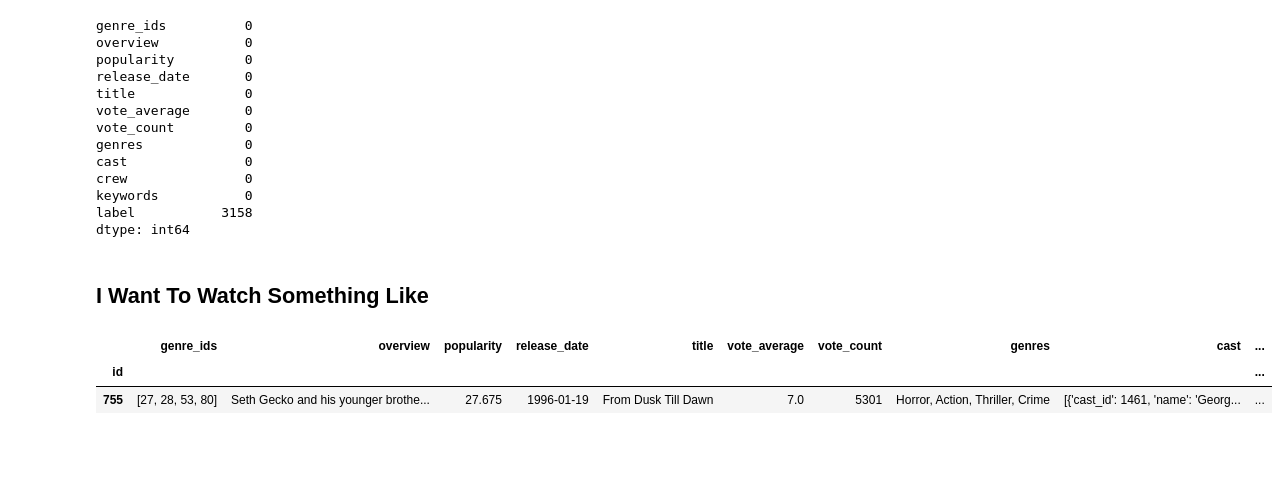
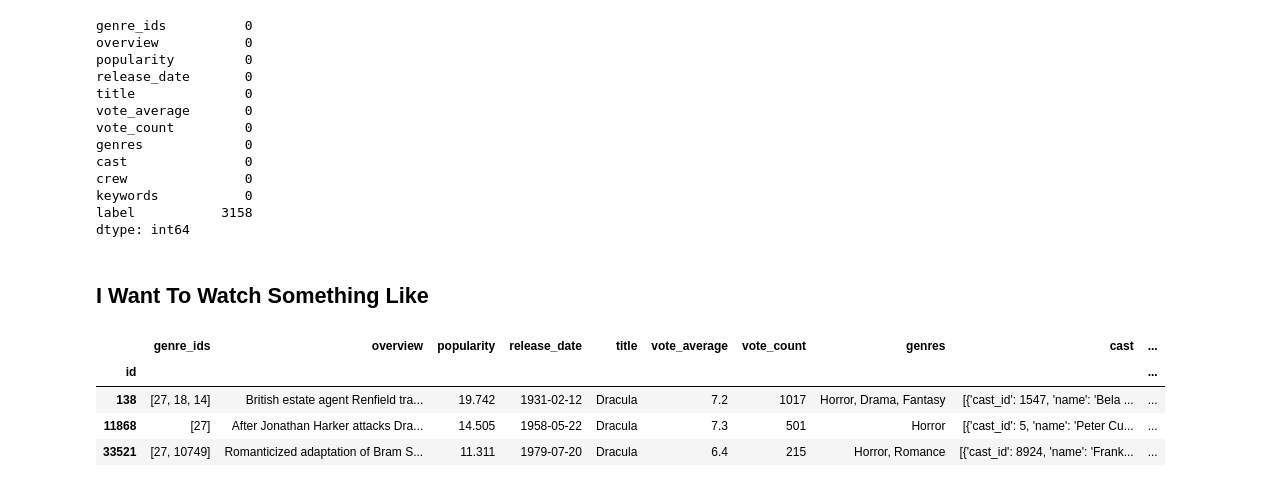
Before and after one commit to fadeeva/normal_projects, a Jupyter notebook: Popular_10000_movies_listed_on_TMDb/prsnt.ipynb, the cells around one changed output. Cells and saved outputs as stored; diff of their text form; code cells hidden in the pictures; blank space fills up the shorter version.

```diff
--- a/Popular_10000_movies_listed_on_TMDb/prsnt.ipynb
+++ b/Popular_10000_movies_listed_on_TMDb/prsnt.ipynb
@@ -420,7 +418,7 @@ GENRES = un_genres_list
 # %%
 genres_counter = {}
 l = []
-for g in un_genres_list:
+for g in GENRES:
     for gs in genres_list:
         if g in gs:
             l.extend(gs)
@@ -448,11 +446,11 @@ genres_counter['Animation']
  'War': 5,
  'History': 3}
 # %%
-genres_df = pd.DataFrame(columns=un_genres_list, index=un_genres_list)
+genres_df = pd.DataFrame(columns=GENRES, index=GENRES)
 
 for genre in un_genres_list:
     g = {}
-    for u_genre in un_genres_list:
+    for u_genre in GENRES:
         if u_genre in genres_counter[genre].keys():
             g[u_genre] =  genres_counter[genre][u_genre]
         else:
@@ -504,6 +502,6 @@ Text(0.5, 1.0, 'Correlation')
 # %% [markdown]
 ### One-Hot Genres
 # %%
-OH_GENRES = pd.DataFrame(index=movies_df.index, columns=un_genres_list)
+OH_GENRES = pd.DataFrame(index=movies_df.index, columns=GENRES)
 OH_GENRES.head()
 # %% [output]
@@ -518,10 +516,10 @@ OH_GENRES.head()
 genres = movies_df['genres'].to_frame()
 # %%
 for i in range(genres.shape[0]):
-    df = np.full(len(un_genres_list), 0)
+    df = np.full(len(GENRES), 0)
 
     for j in str(genres['genres'].iloc[i]).split(', '):
-        df[un_genres_list.index(j)] = 1
+        df[GENRES.index(j)] = 1
 
     OH_GENRES.iloc[i] = df
 
@@ -872,16 +868,18 @@ class IWantToWatchSomethingLike:
         return self.like_df
 # %%
 like = [
-    'From Dusk Till Dawn',
+    'Dracula',
 #     'Alien',
 #     'The Descent',
 ]
-like_df = movies[movies['title'].isin(like)]
+like_df = movies_df[movies_df['title'].isin(like)]
 like_df
 # %% [output]
 |  | genre_ids | overview | popularity | release_date | title | vote_average | vote_count | genres | cast | ... |
 | id |  |  |  |  |  |  |  |  |  | ... |
-| 755 | [27, 28, 53, 80] | Seth Gecko and his younger brothe... | 27.675 | 1996-01-19 | From Dusk Till Dawn | 7.0 | 5301 | Horror, Action, Thriller, Crime | [{'cast_id': 1461, 'name': 'Georg... | ... |
+| 138 | [27, 18, 14] | British estate agent Renfield tra... | 19.742 | 1931-02-12 | Dracula | 7.2 | 1017 | Horror, Drama, Fantasy | [{'cast_id': 1547, 'name': 'Bela ... | ... |
+| 11868 | [27] | After Jonathan Harker attacks Dra... | 14.505 | 1958-05-22 | Dracula | 7.3 | 501 | Horror | [{'cast_id': 5, 'name': 'Peter Cu... | ... |
+| 33521 | [27, 10749] | Romanticized adaptation of Bram S... | 11.311 | 1979-07-20 | Dracula | 6.4 | 215 | Horror, Romance | [{'cast_id': 8924, 'name': 'Frank... | ... |
 # %%
 what_to_watch = IWantToWatchSomethingLike(like)
 what_to_watch.show_what_i_like()
```
Also changed, not shown: parts of 11 cells of this notebook.
